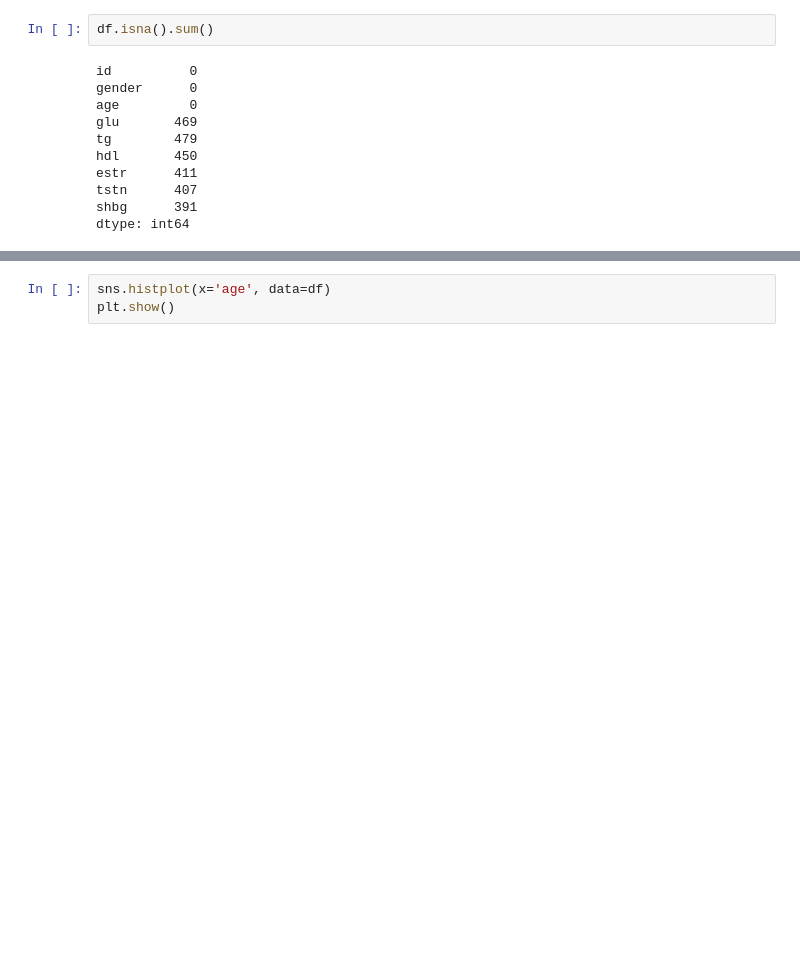
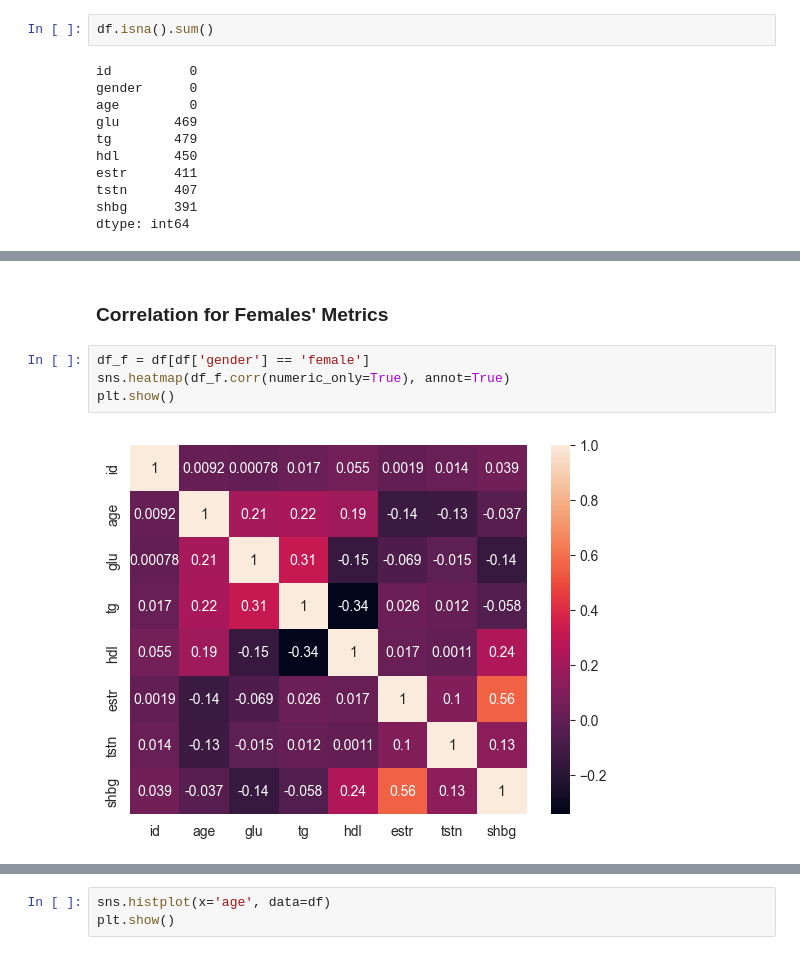
Before and after one commit to dropoftherain/HormoneAnalysis, a Jupyter notebook: eda.ipynb, the cells around one changed output, grey strips where cells are left out. Drawn from its saved outputs; the diff is of its cells as text; blank space fills up the shorter version.

Commit message:
Correlation of hormones with age

```diff
--- a/eda.ipynb
+++ b/eda.ipynb
@@ -160,0 +171,8 @@ memory usage: 281.1 KB
+# %% [markdown]
+### Correlation for Females' Metrics
+# %%
+df_f = df[df['gender'] == 'female']
+sns.heatmap(df_f.corr(numeric_only=True), annot=True)
+plt.show()
+# %% [output]
+[figure, added]
```
Also changed, not shown: parts of 29 cells of this notebook.
